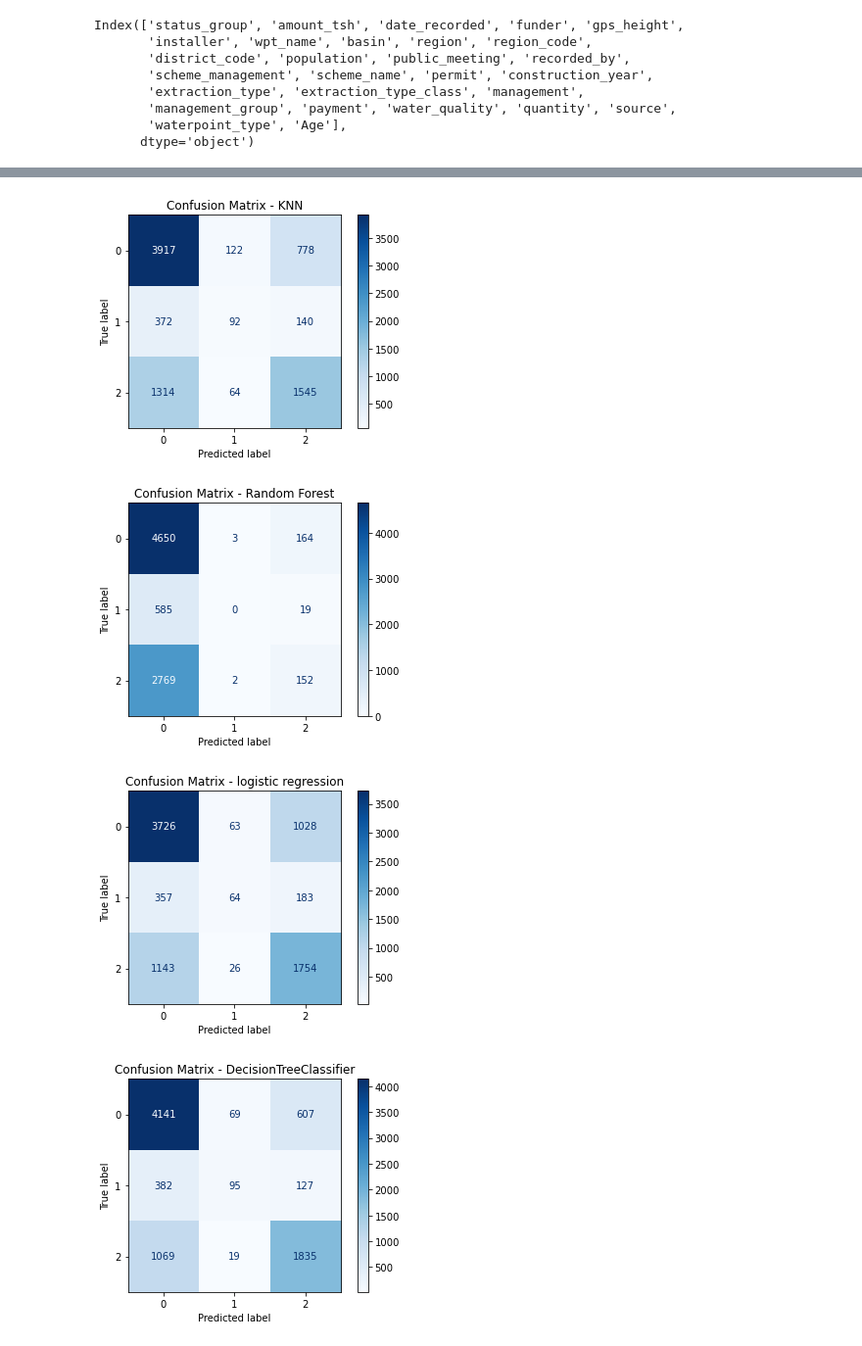
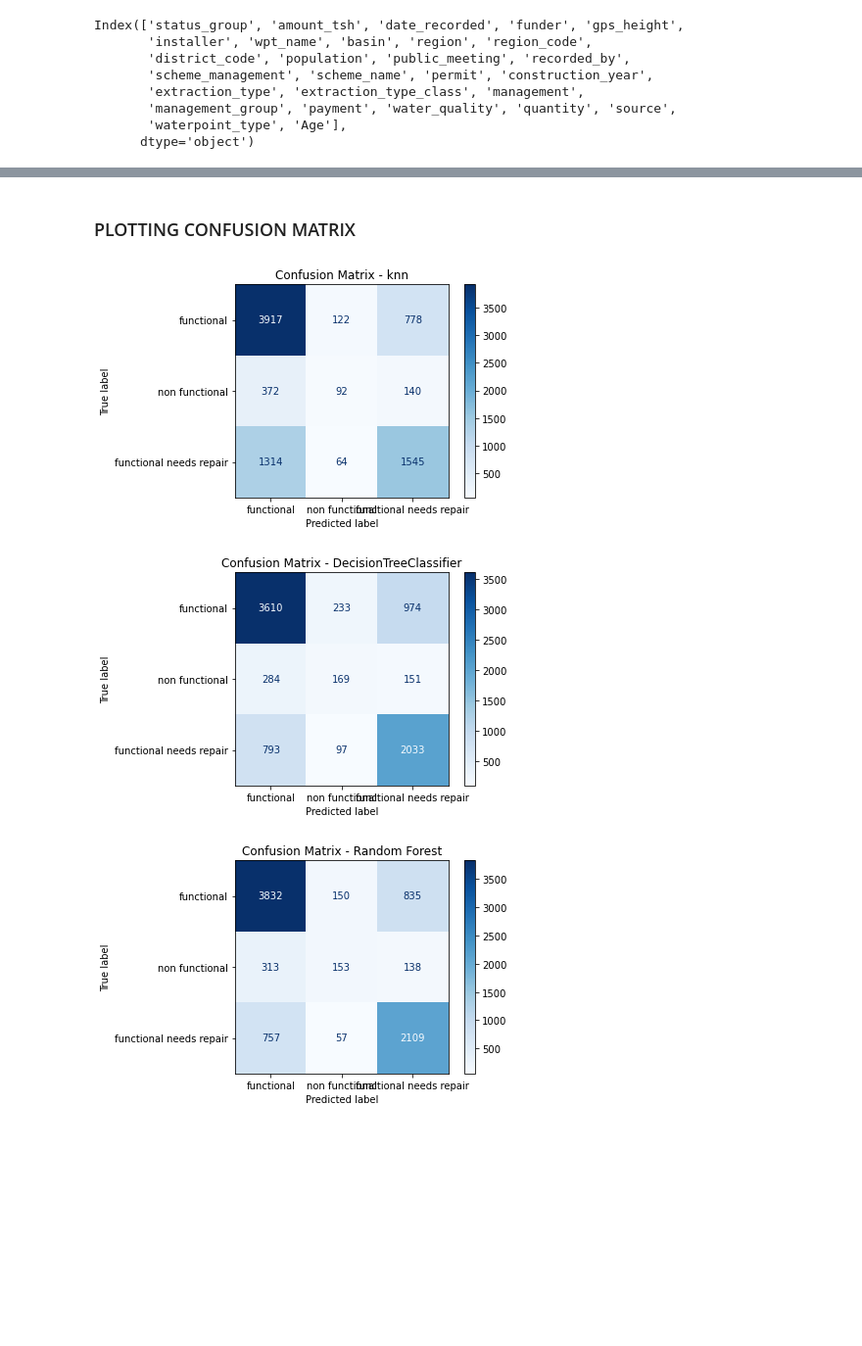
Before and after one commit to ENyawera/ML-Classification-project, a Jupyter notebook: notebook.ipynb, the cells around one changed output, grey strips where cells are left out. Shown at 98% size. Saved outputs shown, nothing was run; the diff lists cells and outputs as text; code cells hidden in the pictures; blank space fills up the shorter version.

```diff
--- a/notebook.ipynb
+++ b/notebook.ipynb
@@ -690,28 +724,0 @@ Recall: 0.5755
-# %%
-# Initialize Decision Tree with specified hyperparameters
-decision_tree = DecisionTreeClassifier(
-    criterion='gini',
-    max_depth=5,
-    min_samples_split=2,
-    min_samples_leaf=1,
-    max_features=None
-)
-
-# Fit the Decision Tree classifier to the training data
-decision_tree.fit(X_train, y_train)
-
-# Predict on the test set
-y_pred = decision_tree.predict(X_test)
-
-# # Evaluate the model
-accuracy = accuracy_score(y_test, y_pred)
-precision = precision_score(y_test, y_pred, average='weighted')
-recall = recall_score(y_test, y_pred, average='weighted')
-# # logloss = log_loss(y_test, pipeline.predict_proba(X_test))
-
-# # Display evaluation metrics for each model
-# print(f'Model: {logreg}')
-print(f'Accuracy: {accuracy:.4f}')
-print(f'Precision: {precision:.4f}')
-print(f'Recall: {recall:.4f}')
-# print(f'Log Loss: {logloss:.4f}\n')
@@ -763,15 +725,23 @@ RandomForestClassifier(criterion='entropy', max_depth=10, max_features='sqrt',
+# %% [markdown]
+### PLOTTING CONFUSION MATRIX
 # %%
+# Define models and their names
+models = [KNeighborsClassifier(), DecisionTreeClassifier(), RandomForestClassifier()]
+model_names = ['knn', 'DecisionTreeClassifier', 'Random Forest']
 
-models = [knn, logreg, decision_tree,random_forest]
-model_names = ['KNN', 'Random Forest', 'logistic regression','DecisionTreeClassifier']
+# Fit models, make predictions, and plot confusion matrix for each model
+for model, name in zip(models, model_names):
+    model.fit(X_train, y_train)  # Fit the model with training data
 
-# Plot confusion matrix for each model
-for model, name in zip(models, model_names):
-    disp = plot_confusion_matrix(model, X_test, y_test, display_labels=model.classes_, cmap=plt.cm.Blues)
+    predictions = model.predict(X_test)  # Make predictions on the test data
+
+    # Plot confusion matrix for each model
+    disp = plot_confusion_matrix(model, X_test, y_test,
+                                 display_labels=["functional", "non functional", "functional needs repair"],
+                                 cmap=plt.cm.Blues)
     disp.ax_.set_title(f"Confusion Matrix - {name}")
     plt.show()
 # %% [output]
-[figure, old version]
+[figure, new version]
-[figure, old version]
+[figure, new version]
-[figure, old version]
+[figure, new version]
-[figure, removed]
```
Also changed, not shown: parts of 49 cells of this notebook, 8 other files.
